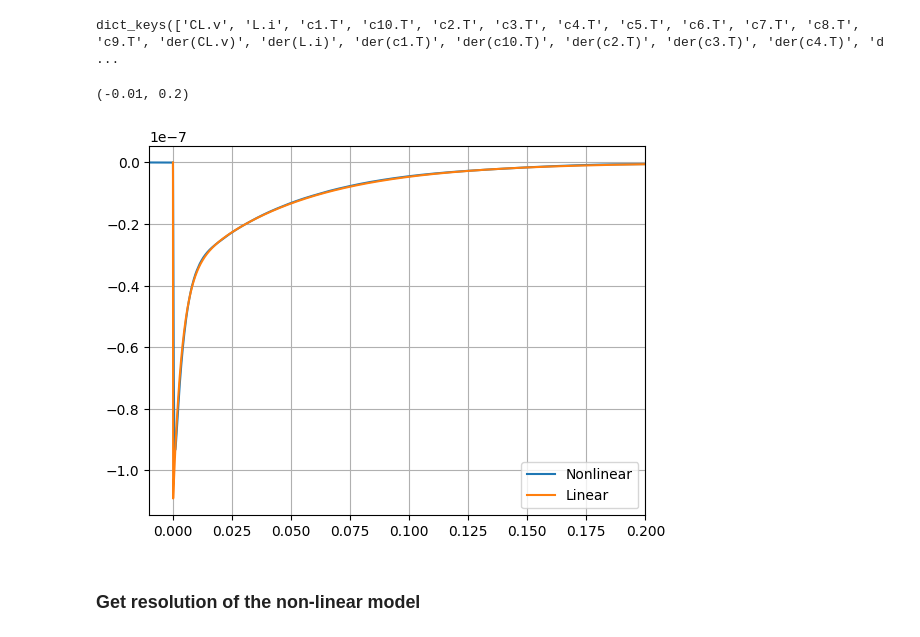
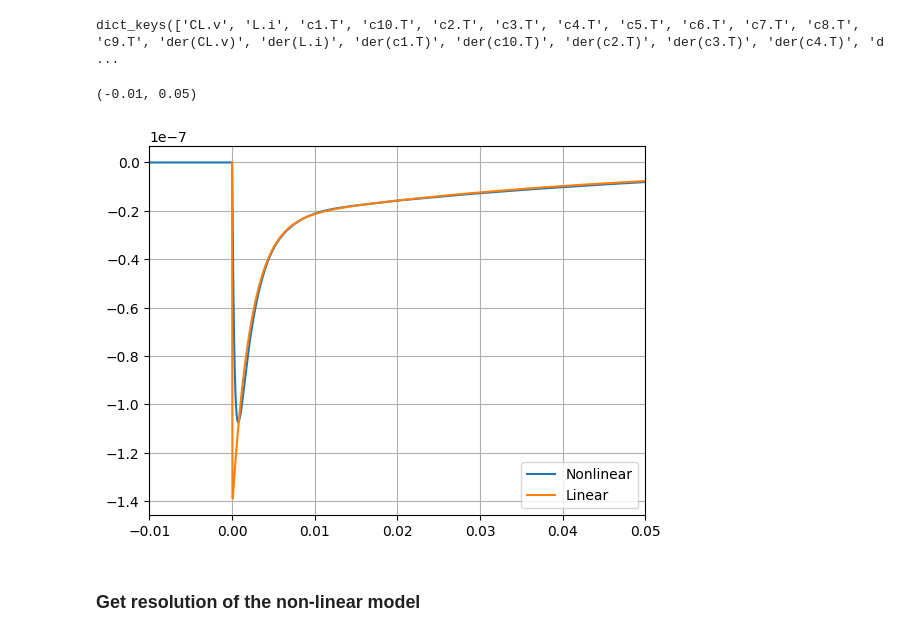
Before and after one commit to EdmondRen/TES_thermal_model, a Jupyter notebook: python/analysis.ipynb, the cells around one changed output. Cells and saved outputs as stored; diff of their text form; code cells hidden in the pictures.

```diff
--- a/python/analysis.ipynb
+++ b/python/analysis.ipynb
@@ -190,13 +190,13 @@ dict_keys(['CL.v', 'L.i', 'c1.T', 'c10.T', 'c2.T', 'c3.T', 'c4.T', 'c5.T', 'c6.T
 # %%
 y_nonlinear = data['c1.i'] - np.mean(data['c1.i'][:10])
 plt.plot(time_steps-0.01, y_nonlinear, label="Nonlinear")
 plt.plot(t_linear, y_linear[:,1], label="Linear")
 plt.legend()
 plt.grid()
-plt.xlim(-0.01,0.2)
+plt.xlim(-0.01,0.05)
 # %% [output]
-(-0.01, 0.2)
+(-0.01, 0.05)
-[figure, old version]
+[figure, new version]
 # %% [markdown]
 ### Get resolution of the non-linear model
 # %%
```
Also changed, not shown: parts of 7 cells of this notebook, 4 other files.
